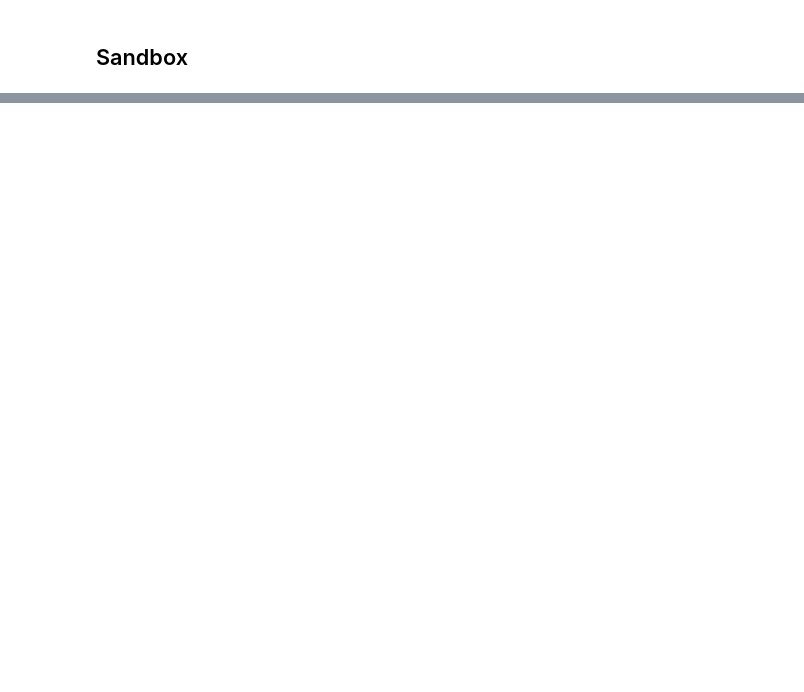
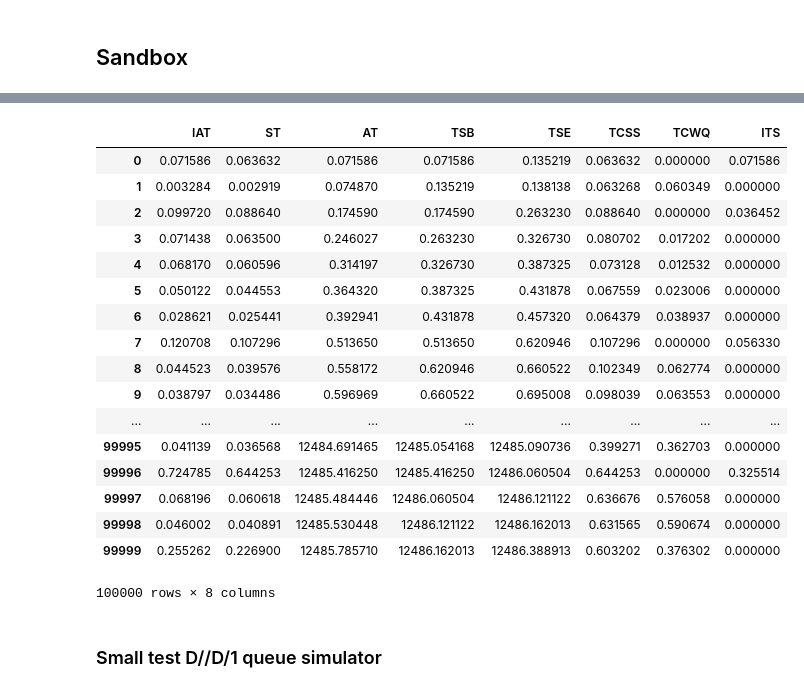
Before and after one commit to TUDelft-CITG/OpenQTSim, a Jupyter notebook: notebooks/Queueing theory - M M 1 example.ipynb, the cells around one changed output, grey strips where cells are left out. Saved outputs shown, nothing was run; the diff lists cells and outputs as text; code cells hidden in the pictures; blank space fills up the shorter version.

```diff
--- a/notebooks/Queueing theory - M M 1 example.ipynb
+++ b/notebooks/Queueing theory - M M 1 example.ipynb
@@ -208,0 +235,7 @@ def get_stats(df):
+# %%
+IAT, ST = get_IAT_and_ST(8, 9, 1000000, seed = 2)
+df = calculate_MM1(IAT, ST)
+get_stats(df)
+print("IAT: {:.4f}".format(1/8))
+print("ST: {:.4f}".format(1/9))
+df.head(10)
@@ -208,0 +292,23 @@ def get_stats(df):
+# %%
+df
+# %% [output]
+|  | IAT | ST | AT | TSB | TSE | TCSS | TCWQ | ITS |
+| 0 | 0.071586 | 0.063632 | 0.071586 | 0.071586 | 0.135219 | 0.063632 | 0.000000 | 0.071586 |
+| 1 | 0.003284 | 0.002919 | 0.074870 | 0.135219 | 0.138138 | 0.063268 | 0.060349 | 0.000000 |
+| 2 | 0.099720 | 0.088640 | 0.174590 | 0.174590 | 0.263230 | 0.088640 | 0.000000 | 0.036452 |
+| 3 | 0.071438 | 0.063500 | 0.246027 | 0.263230 | 0.326730 | 0.080702 | 0.017202 | 0.000000 |
+| 4 | 0.068170 | 0.060596 | 0.314197 | 0.326730 | 0.387325 | 0.073128 | 0.012532 | 0.000000 |
+| 5 | 0.050122 | 0.044553 | 0.364320 | 0.387325 | 0.431878 | 0.067559 | 0.023006 | 0.000000 |
+| 6 | 0.028621 | 0.025441 | 0.392941 | 0.431878 | 0.457320 | 0.064379 | 0.038937 | 0.000000 |
+| 7 | 0.120708 | 0.107296 | 0.513650 | 0.513650 | 0.620946 | 0.107296 | 0.000000 | 0.056330 |
+| 8 | 0.044523 | 0.039576 | 0.558172 | 0.620946 | 0.660522 | 0.102349 | 0.062774 | 0.000000 |
+| 9 | 0.038797 | 0.034486 | 0.596969 | 0.660522 | 0.695008 | 0.098039 | 0.063553 | 0.000000 |
+| ... | ... | ... | ... | ... | ... | ... | ... | ... |
+| 99995 | 0.041139 | 0.036568 | 12484.691465 | 12485.054168 | 12485.090736 | 0.399271 | 0.362703 | 0.000000 |
+| 99996 | 0.724785 | 0.644253 | 12485.416250 | 12485.416250 | 12486.060504 | 0.644253 | 0.000000 | 0.325514 |
+| 99997 | 0.068196 | 0.060618 | 12485.484446 | 12486.060504 | 12486.121122 | 0.636676 | 0.576058 | 0.000000 |
+| 99998 | 0.046002 | 0.040891 | 12485.530448 | 12486.121122 | 12486.162013 | 0.631565 | 0.590674 | 0.000000 |
+| 99999 | 0.255262 | 0.226900 | 12485.785710 | 12486.162013 | 12486.388913 | 0.603202 | 0.376302 | 0.000000 |
+100000 rows × 8 columns
+# %% [markdown]
+### Small test D//D/1 queue simulator
```
Also changed, not shown: parts of 33 cells of this notebook, 1 other file.
